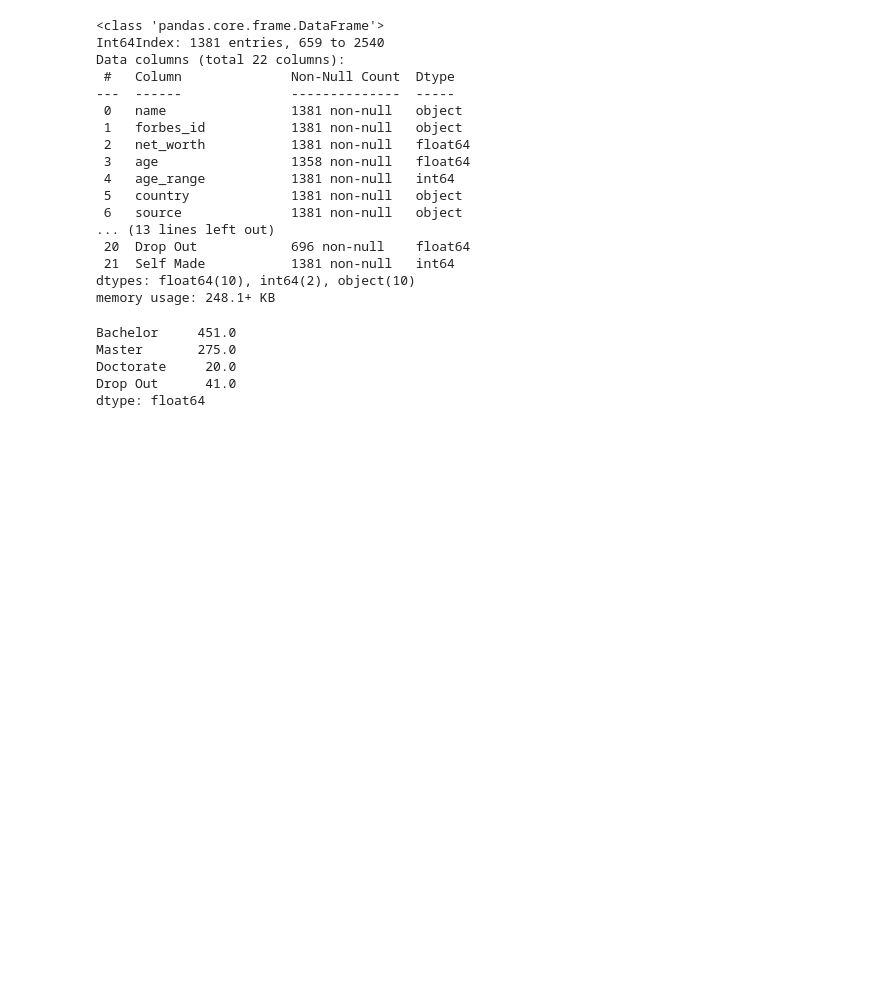
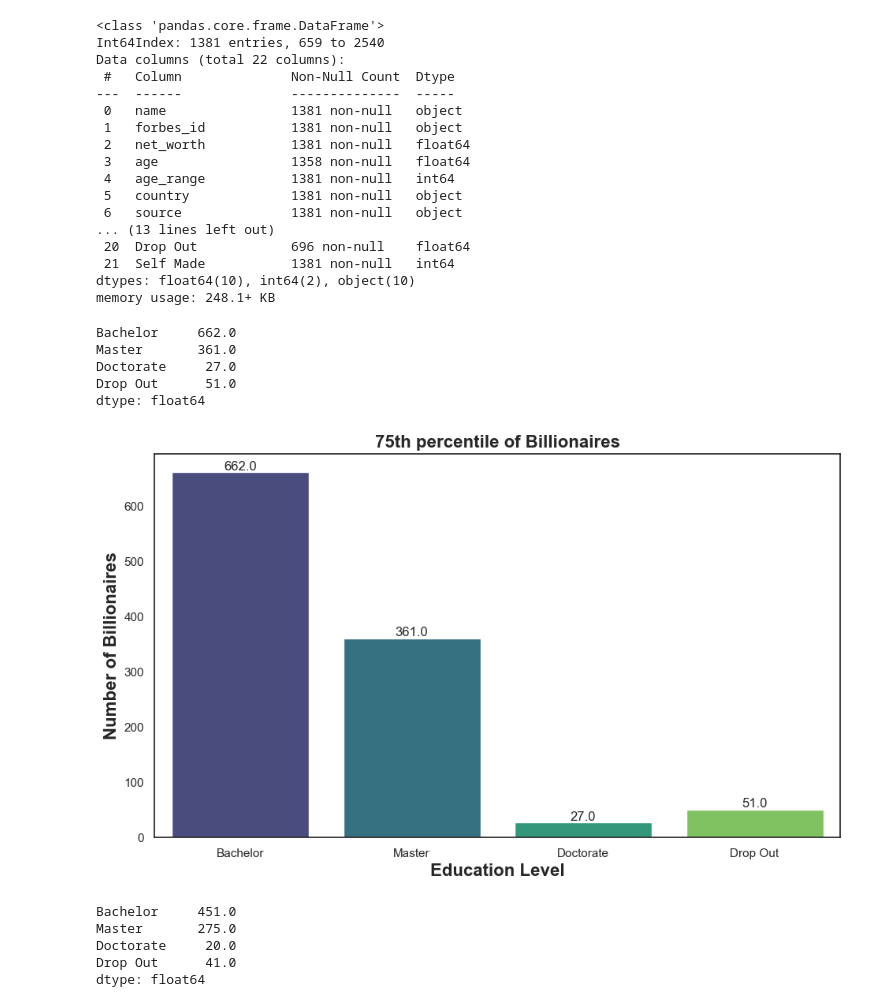
Before and after one commit to Spikes666/Data-Dive-3, a Jupyter notebook: main 2.ipynb, the cells around one changed output. Saved outputs shown, nothing was run; the diff lists cells and outputs as text; code cells hidden in the pictures; blank space fills up the shorter version.

```diff
--- a/main 2.ipynb
+++ b/main 2.ipynb
@@ -383,6 +386,34 @@ Data columns (total 22 columns):
  21  Self Made           1381 non-null   int64
 dtypes: float64(10), int64(2), object(10)
 memory usage: 248.1+ KB
+# %%
+# Calculate the counts for each education level within the 75% percentile of billionaires
+education_counts = new_df[['Bachelor', 'Master', 'Doctorate', 'Drop Out']].sum()
+print(education_counts)
+# Create a bar plot
+sns.set_style('white')
+plt.figure(figsize=(10, 6))
+sns.barplot(x=education_counts.index, y=education_counts.values, palette = "viridis")
+plt.title('75th percentile of Billionaires', fontsize=16, fontweight='bold')
+plt.xlabel('Education Level', fontsize = 16, fontweight = "bold")
+plt.ylabel('Number of Billionaires', fontsize = 16, fontweight = "bold")
+
+# Display the counts on top of the bars
+for i, count in enumerate(education_counts.values):
+    plt.text(i, count, str(count), ha='center', va='bottom')
+
+# Rotate x-axis labels for better readability
+plt.xticks(rotation=0)
+
+# Show the plot
+plt.show()
+# %% [output]
+Bachelor     662.0
+Master       361.0
+Doctorate     27.0
+Drop Out      51.0
+dtype: float64
+[figure, added]
 # %%
 # Calculate the counts for each education level within the 75% percentile of billionaires
 education_counts = self_df[['Bachelor', 'Master', 'Doctorate', 'Drop Out']].sum()
```
Also changed, not shown: parts of 7 cells of this notebook, 3 other files.
